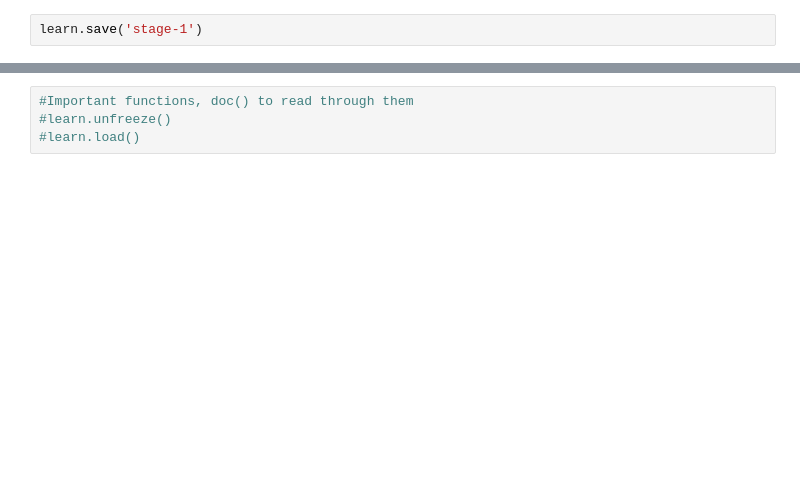
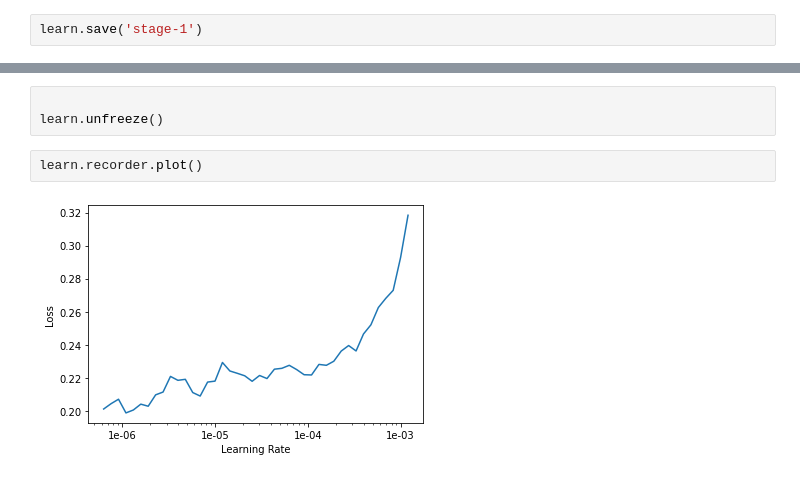
Before and after one commit to naman159/DL_projects_pytorch-fastai, a Jupyter notebook: RESNET34_oxford_iiit_pets.ipynb, the cells around one changed output, grey strips where cells are left out. Cells and saved outputs as stored; diff of their text form; blank space fills up the shorter version.

```diff
--- a/RESNET34_oxford_iiit_pets.ipynb
+++ b/RESNET34_oxford_iiit_pets.ipynb
@@ -90,4 +84,7 @@ interpret.plot_confusion_matrix(figsize=(15,15))
-# %%
-#Important functions, doc() to read through them
-#learn.unfreeze()
-#learn.load()
+# %%
+
+learn.unfreeze()
+# %%
+learn.recorder.plot()
+# %% [output]
+[figure, added]
```
Also changed, not shown: parts of 12 cells of this notebook, 1 other file.
